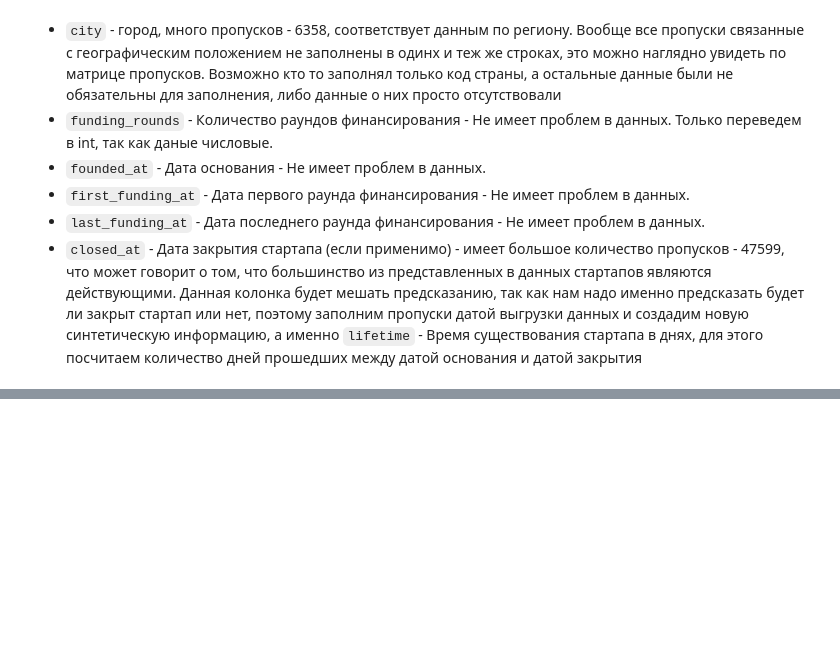
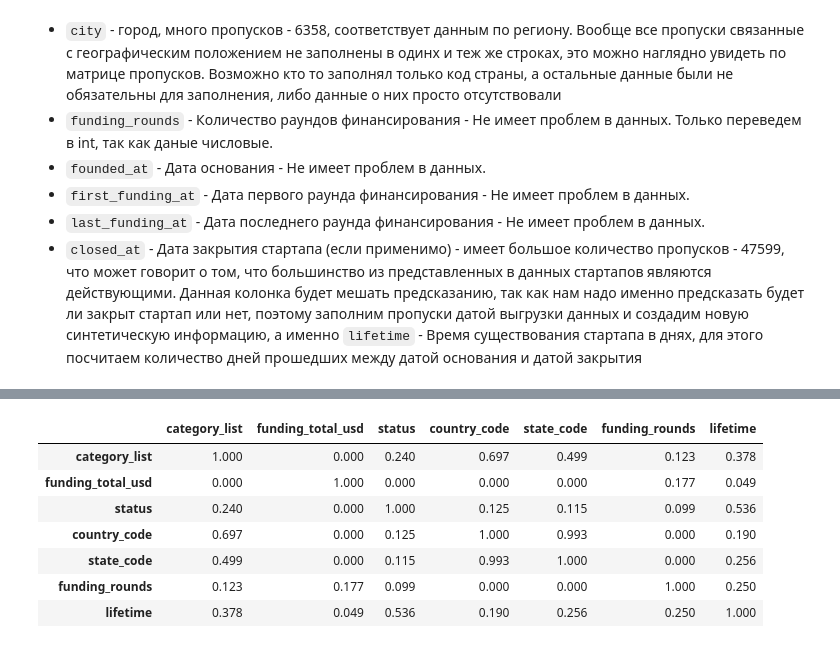
Before and after one commit to skorpion-anna/startups-operations, a Jupyter notebook: startups_operations_close_predictions.ipynb, the cells around one changed output, grey strips where cells are left out. Saved outputs shown, nothing was run; the diff lists cells and outputs as text; code cells hidden in the pictures; blank space fills up the shorter version.

Commit message:
Добавлено заполнение пропусков и создание нового столбца

```diff
--- a/startups_operations_close_predictions.ipynb
+++ b/startups_operations_close_predictions.ipynb
@@ -137,0 +312,25 @@ plt.show()
+# %%
+# Заполнение пропущенных значений в столбце 'category_list' строкой 'Unknown'
+df_ks_train["category_list"].fillna("Unknown", inplace=True)
+
+# Вычисление глобальной медианы для столбца 'funding_total_usd'
+global_median = df_ks_train["funding_total_usd"].median()
+
+
+def fill_with_median(group, category):
+    # Если категория группы - 'Unknown', заполнение NaN значений глобальной медианой
+    if category == "Unknown":
+        return group.fillna(global_median)
+    # Проверка наличия хотя бы одного не-NaN значения в группе
+    elif group.notna().any():
+        # Заполнение NaN значений медианой группы
+        return group.fillna(group.median())
+    else:
+        # Заполнение NaN значений глобальной медианой
+        return group.fillna(global_median)
+
+
+# Применение функции fill_with_median к каждой группе в столбце 'category_list'
+df_ks_train["funding_total_usd"] = df_ks_train.groupby("category_list")[
+    "funding_total_usd"
+].transform(lambda x: fill_with_median(x, x.name))
@@ -137,0 +356,5 @@ plt.show()
+# %%
+df_ks_train["closed_at"] = df_ks_train["closed_at"].fillna(datetime(2018, 1, 1))
+# %%
+df_ks_train["lifetime"] = (df_ks_train["closed_at"] - df_ks_train["founded_at"]).dt.days
+df_ks_train.head(5)
@@ -137,0 +368,22 @@ plt.show()
+# %%
+df_ks_train.drop(
+    [
+        "name",
+        "region",
+        "city",
+        "founded_at",
+        "first_funding_at",
+        "last_funding_at",
+        "closed_at",
+    ],
+    axis=1,
+).phik_matrix(verbose=False)
+# %% [output]
+|  | category_list | funding_total_usd | status | country_code | state_code | funding_rounds | lifetime |
+| category_list | 1.000 | 0.000 | 0.240 | 0.697 | 0.499 | 0.123 | 0.378 |
+| funding_total_usd | 0.000 | 1.000 | 0.000 | 0.000 | 0.000 | 0.177 | 0.049 |
+| status | 0.240 | 0.000 | 1.000 | 0.125 | 0.115 | 0.099 | 0.536 |
+| country_code | 0.697 | 0.000 | 0.125 | 1.000 | 0.993 | 0.000 | 0.190 |
+| state_code | 0.499 | 0.000 | 0.115 | 0.993 | 1.000 | 0.000 | 0.256 |
+| funding_rounds | 0.123 | 0.177 | 0.099 | 0.000 | 0.000 | 1.000 | 0.250 |
+| lifetime | 0.378 | 0.049 | 0.536 | 0.190 | 0.256 | 0.250 | 1.000 |
```
Also changed, not shown: parts of 20 cells of this notebook.
